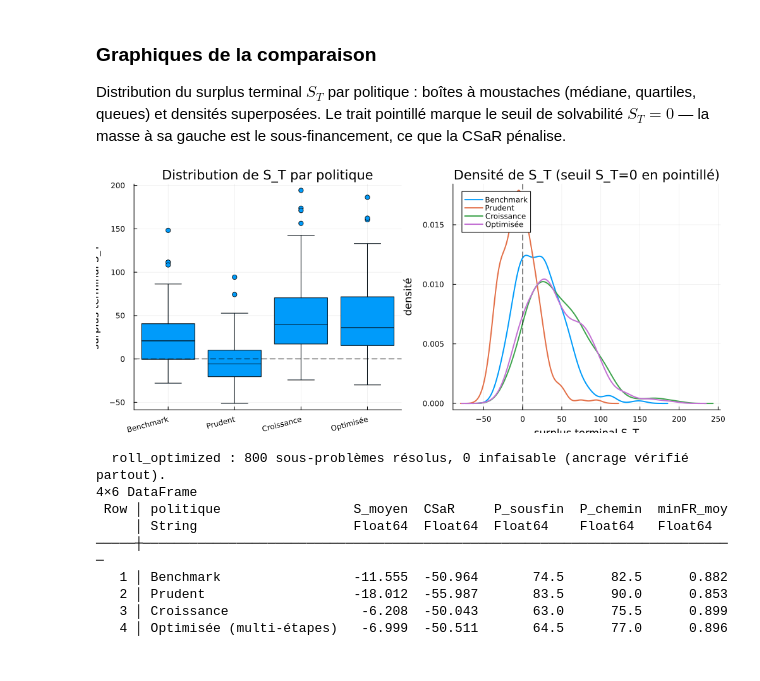
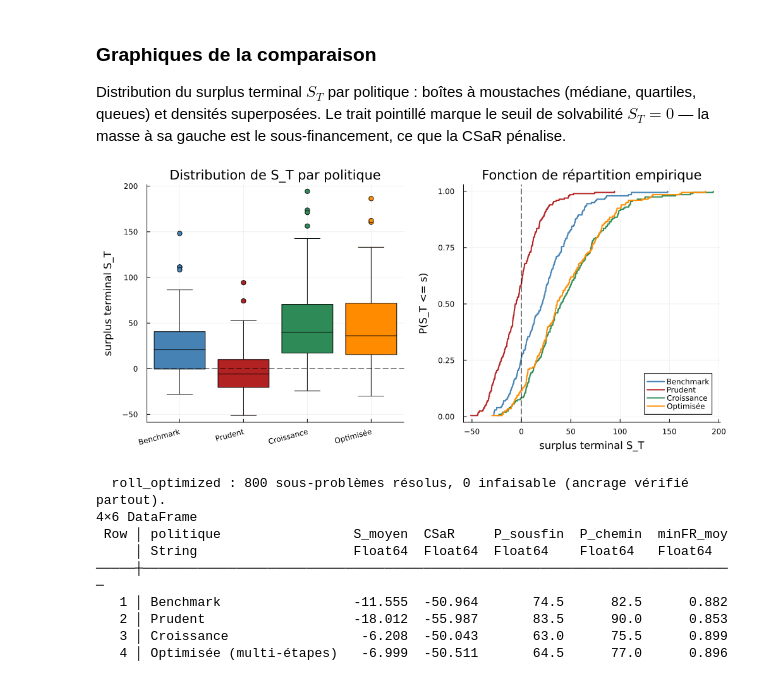
Before and after one commit to Louckmane10/Gestion_ALM, a Jupyter notebook: alm_pension_julia.ipynb, the cells around one changed output. Cells and saved outputs as stored; diff of their text form; code cells hidden in the pictures.

Commit message:
Matériel complet pour la reproduction des résultats
Notebook Julia, rapport LaTeX et PDF, caches de données, figure,
environnement Project.toml/Manifest.toml, et README d'installation.

```diff
--- a/alm_pension_julia.ipynb
+++ b/alm_pension_julia.ipynb
@@ -235,7 +244,10 @@ end
 
 "branches::Vector{Int} : nombre d'enfants créés à chaque période (longueur = profondeur)."
 function build_tree(; branches, mu_a, Sigma_a, g_mean, g_sd, A0, L0, na, seed, lognormal=true)
-    Random.seed!(seed)
+    # Générateur EXPLICITE (Xoshiro256++) : la sémantique du RNG global par défaut est un
+    # détail de version de Julia ; un générateur nommé garantit la reproductibilité
+    # au-delà de la version utilisée ici.
+    rng   = Random.Xoshiro(seed)
     distZ = MvNormal(mu_a, Symmetric(Matrix(Sigma_a)))
     distg = Normal(g_mean, g_sd)
     Tloc = length(branches)
@@ -247,10 +259,10 @@ function build_tree(; branches, mu_a, Sigma_a, g_mean, g_sd, A0, L0, na, seed, l
         b = branches[t]
         nxt = Int[]
         for par in current, _ in 1:b
-            Z = rand(distZ)
+            Z = rand(rng, distZ)
             r = lognormal ? (exp.(Z) .- 1.0) : Z
             push!(parent, par); push!(depth, t); push!(prob, prob[par]/b)
-            push!(ret, r); push!(gval, rand(distg))
+            push!(ret, r); push!(gval, rand(rng, distg))
             push!(nxt, length(parent))
         end
         current = nxt
@@ -601,12 +684,12 @@ On simule des trajectoires GBM **fraîches** (indépendantes des arbres de déci
 # %%
 # === Simulation + déroulé des politiques ===
 function simulate_paths(n_paths, T, mu_a, Sigma_a, g_mean, g_sd; seed)
-    Random.seed!(seed)
+    rng = Random.Xoshiro(seed)   # générateur explicite (comme build_tree)
     distZ = MvNormal(mu_a, Symmetric(Matrix(Sigma_a))); distg = Normal(g_mean, g_sd)
     na = length(mu_a); R = zeros(n_paths, T, na); G = zeros(n_paths, T)
     for p in 1:n_paths, t in 1:T
-        R[p,t,:] = exp.(rand(distZ)) .- 1
-        G[p,t]   = rand(distg)
+        R[p,t,:] = exp.(rand(rng, distZ)) .- 1
+        G[p,t]   = rand(rng, distg)
     end
     return R, G
 end
@@ -651,7 +734,7 @@ function roll_optimized(w0, R, G, Fstream, T, mu_a, Sigma_a, g_mean, g_sd;
         end
         ST[p] = A - L
     end
-    @printf("  roll_optimized : %d sous-problèmes résolus, 0 infaisable (ancrage vérifié partout).\n", n_sub)
+    @printf("  roll_optimized : %d sous-problèmes (= %d LP : minimax+ALM chacun), 0 infaisable.\n", n_sub, 2*n_sub)
     return (ST=ST, minFR=minFR)
 end
 
@@ -722,30 +817,34 @@ df_comp
 Distribution du surplus terminal $S_T$ par politique : boîtes à moustaches (médiane, quartiles, queues) et densités superposées. Le trait pointillé marque le seuil de solvabilité $S_T=0$ — la masse à sa gauche est le sous-financement, ce que la CSaR pénalise.
 # %%
 # === Graphiques : distributions de surplus terminal par politique ===
-names = [n for (n, _) in policy_st]
-idx   = Dict(n => i for (i, n) in enumerate(names))
-labels = String[]; vals = Float64[]
-for (name, ST) in policy_st
-    append!(labels, fill(name, length(ST))); append!(vals, ST)
+# Corrections : (i) code couleur cohérent entre les deux panneaux ; (ii) ECDF plutôt que
+# densité — le noyau étale la masse de part et d'autre de S_T = 0, précisément le seuil
+# qu'on demande de lire ; (iii) marges élargies (légendes tronquées) ; (iv) export PDF
+# vectoriel (le rapport compile avec pdflatex, qui n'inclut pas le SVG).
+names  = [n for (n, _) in policy_st]
+cols   = [:steelblue, :firebrick, :seagreen, :darkorange]
+
+p1 = plot(; ylabel="surplus terminal S_T", title="Distribution de S_T par politique",
+          legend=false, xticks=(1:length(names), names), xrotation=15)
+for (k, (name, ST)) in enumerate(policy_st)
+    boxplot!(p1, fill(k, length(ST)), ST; color=cols[k], label="")
 end
-xpos = [idx[l] for l in labels]
-
-p1 = boxplot(xpos, vals; legend=false, xticks=(1:length(names), names), xrotation=15,
-             ylabel="surplus terminal S_T", title="Distribution de S_T par politique")
 hline!(p1, [0.0]; ls=:dash, color=:black)
 
-p2 = plot(; xlabel="surplus terminal S_T", ylabel="densité",
-          title="Densité de S_T (seuil S_T=0 en pointillé)", legend=:topleft)
-for (name, ST) in policy_st
-    density!(p2, ST; label=name, lw=2)
+p2 = plot(; xlabel="surplus terminal S_T", ylabel="P(S_T <= s)",
+          title="Fonction de répartition empirique", legend=:bottomright)
+for (k, (name, ST)) in enumerate(policy_st)
+    s = sort(ST)
+    plot!(p2, s, (1:length(s))./length(s); label=name, lw=2, color=cols[k], seriestype=:steppost)
 end
 vline!(p2, [0.0]; ls=:dash, color=:black, label="")
 
-plt = plot(p1, p2; layout=(1,2), size=(1000,420))
-savefig(plt, "comparaison_benchmarks.png")   # figure du rapport (§ Résultats)
+plt = plot(p1, p2; layout=(1,2), size=(1000,460),
+           left_margin=6Plots.mm, bottom_margin=6Plots.mm)
+savefig(plt, "comparaison_benchmarks.pdf")   # figure du rapport (§ Résultats), PDF vectoriel
 plt
 # %% [output]
-[figure, old version]
+[figure, new version]
 # %%
 # === Stress hors échantillon : mauvaise spécification (réalité sous drift sobre) ===
 # La politique optimisée CONSERVE ses croyances de la fenêtre : décision t=0 = racine du
```
Also changed, not shown: parts of 19 cells of this notebook, 10 other files.
